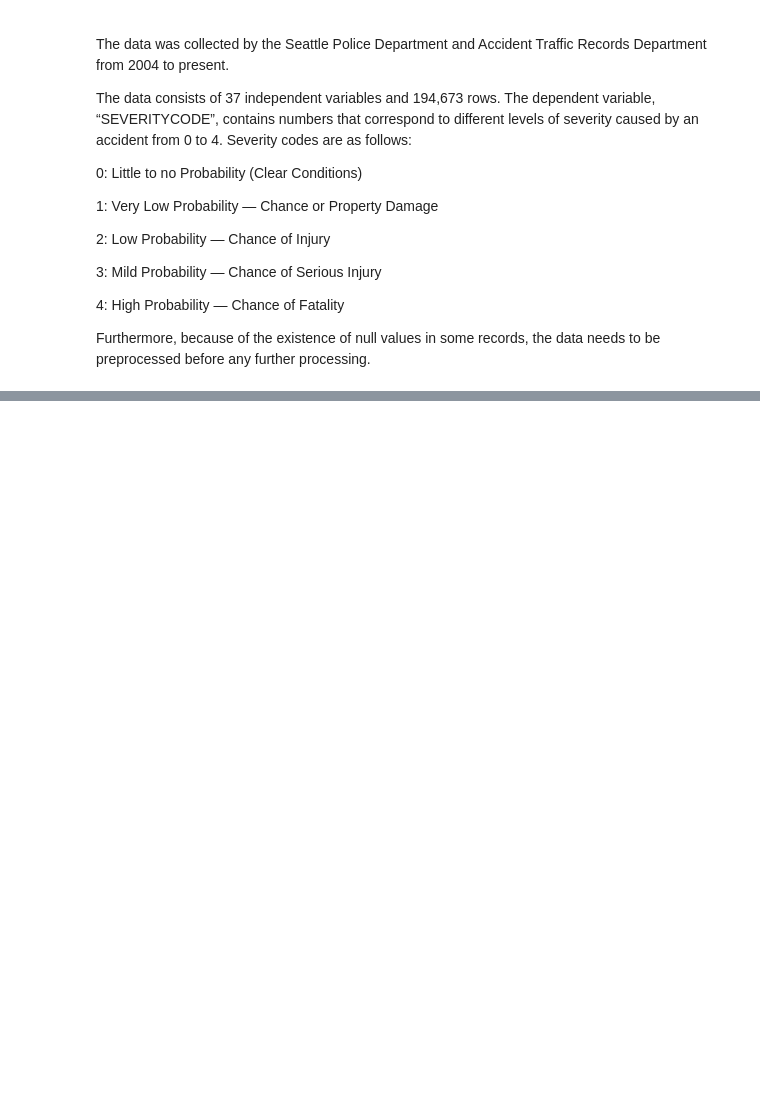
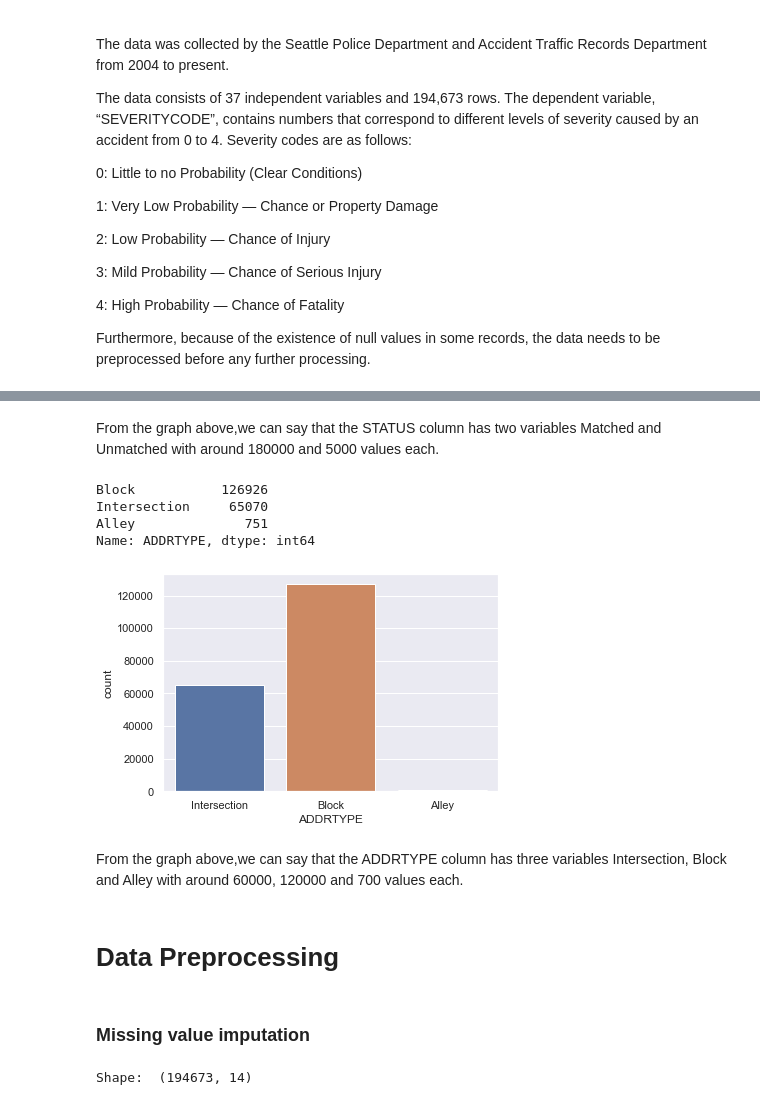
Before and after one commit to thanveer2508/Data-Science-Capstone-Project, a Jupyter notebook: notebooks/Coursera_Capstone.ipynb, the cells around one changed output, grey strips where cells are left out. Cells and saved outputs as stored; diff of their text form; code cells hidden in the pictures; blank space fills up the shorter version.

```diff
--- a/notebooks/Coursera_Capstone.ipynb
+++ b/notebooks/Coursera_Capstone.ipynb
@@ -37,0 +160,22 @@ Furthermore, because of the existence of null values in some records, the data n
+# %% [markdown]
+From the graph above,we can say that the STATUS column has two variables Matched and Unmatched with around 180000 and 5000 values each.
+# %%
+sns.countplot(df1['ADDRTYPE'], data=df1)
+df1['ADDRTYPE'].value_counts()
+# %% [output]
+Block           126926
+Intersection     65070
+Alley              751
+Name: ADDRTYPE, dtype: int64
+[figure, added]
+# %% [markdown]
+From the graph above,we can say that the ADDRTYPE column has three variables Intersection, Block and Alley with around 60000, 120000 and 700 values each.
+# %% [markdown]
+# Data Preprocessing
+# %% [markdown]
+### Missing value imputation
+# %%
+df=df1
+print('Shape: ',df.shape)
+# %% [output]
+Shape:  (194673, 14)
```
Also changed, not shown: parts of 57 cells of this notebook.
